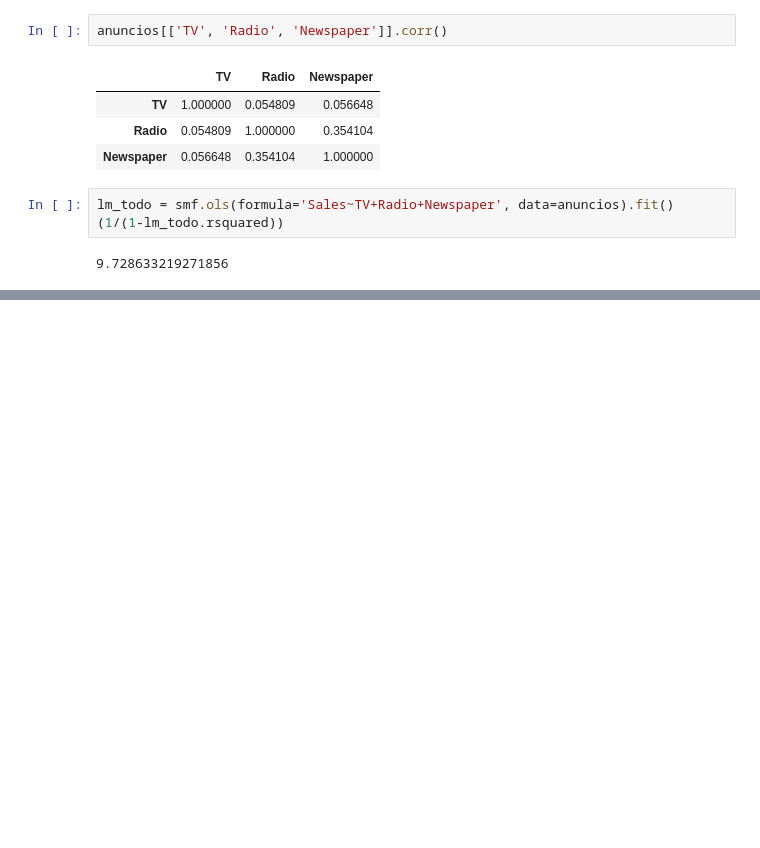
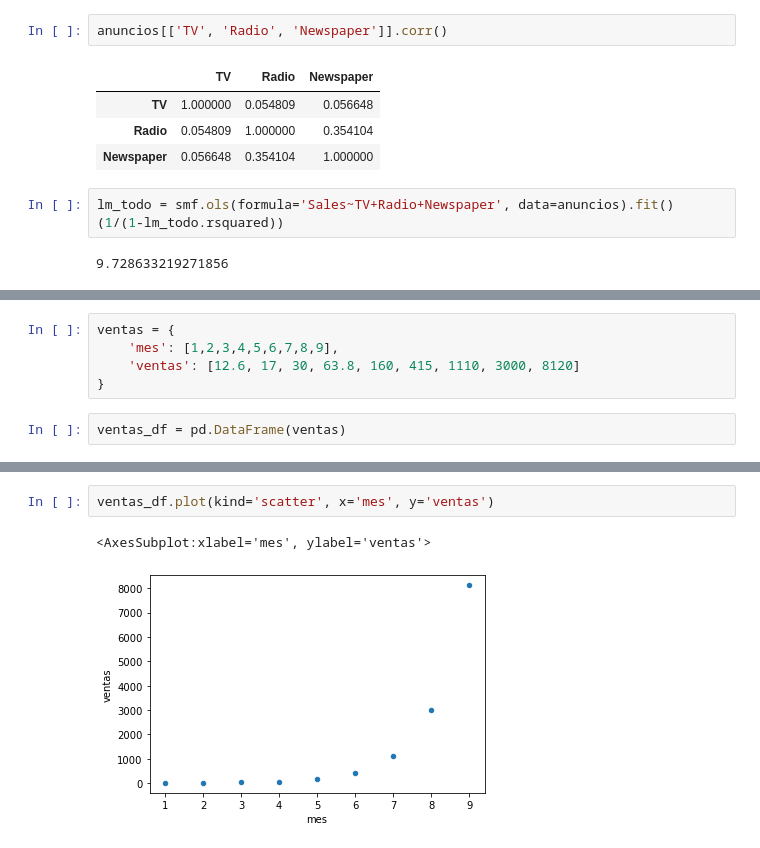
Before and after one commit to amarnathedison/caipc-amarnath, a Jupyter notebook: 08-regresion_lineal.ipynb, the cells around one changed output, grey strips where cells are left out. Cells and saved outputs as stored; diff of their text form; blank space fills up the shorter version.

```diff
--- a/08-regresion_lineal.ipynb
+++ b/08-regresion_lineal.ipynb
@@ -284,0 +282,7 @@ lm_todo = smf.ols(formula= 'TV+Radio', data=anuncios).fit()
+# %%
+ventas = {
+    'mes': [1,2,3,4,5,6,7,8,9],
+    'ventas': [12.6, 17, 30, 63.8, 160, 415, 1110, 3000, 8120]
+}
+# %%
+ventas_df = pd.DataFrame(ventas)
@@ -284,0 +298,5 @@ lm_todo = smf.ols(formula= 'TV+Radio', data=anuncios).fit()
+# %%
+ventas_df.plot(kind='scatter', x='mes', y='ventas')
+# %% [output]
+<AxesSubplot:xlabel='mes', ylabel='ventas'>
+[figure, added]
```
Also changed, not shown: parts of 36 cells of this notebook, 2 other files.
